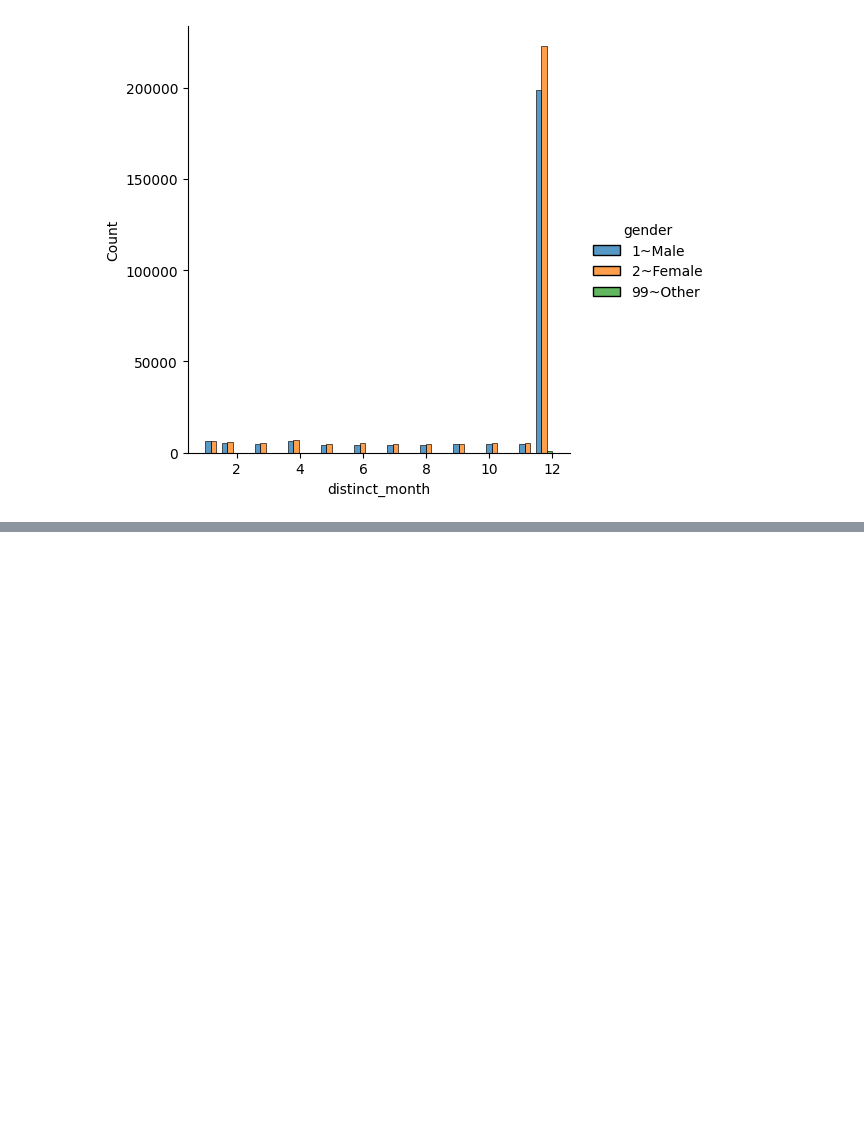
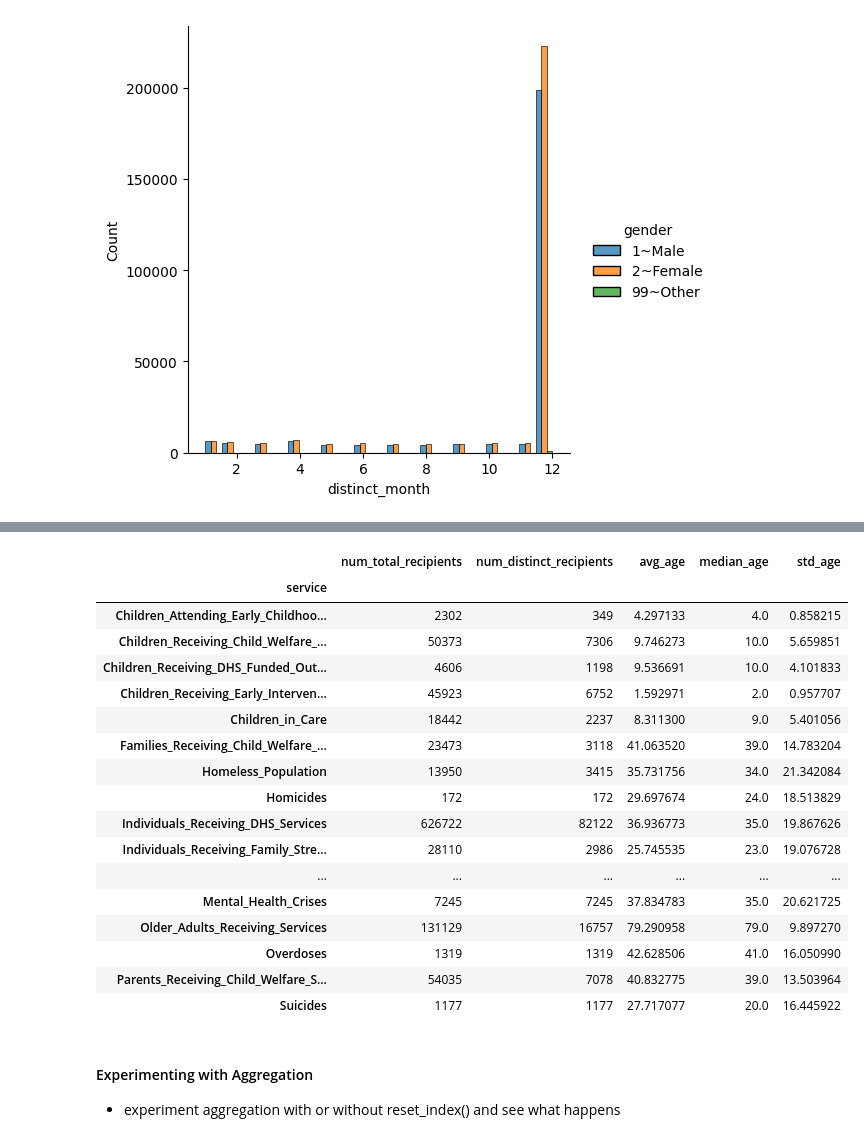
Before and after one commit to joshwinnes11/Math485, a Jupyter notebook: tabular_data_03.ipynb, the cells around one changed output, grey strips where cells are left out. Cells and saved outputs as stored; diff of their text form; code cells hidden in the pictures; blank space fills up the shorter version.

```diff
--- a/tabular_data_03.ipynb
+++ b/tabular_data_03.ipynb
@@ -737,0 +775,11 @@ In-class work:
+# %%
+def get_service_attributes(df):
+    service = df.groupby(df['service'].cat.remove_unused_categories()).agg(
+        num_total_recipients = ('id', 'count'),
+        num_distinct_recipients = ('id', 'nunique'),
+        avg_age = ('age', 'mean'),
+        median_age = ('age', 'median'),
+        std_age = ('age', 'std'),
+    )
+
+    return service
@@ -737,0 +791,25 @@ In-class work:
+# %%
+test = get_service_attributes(df)
+test
+# %% [output]
+|  | num_total_recipients | num_distinct_recipients | avg_age | median_age | std_age |
+| service |  |  |  |  |  |
+| Children_Attending_Early_Childhoo... | 2302 | 349 | 4.297133 | 4.0 | 0.858215 |
+| Children_Receiving_Child_Welfare_... | 50373 | 7306 | 9.746273 | 10.0 | 5.659851 |
+| Children_Receiving_DHS_Funded_Out... | 4606 | 1198 | 9.536691 | 10.0 | 4.101833 |
+| Children_Receiving_Early_Interven... | 45923 | 6752 | 1.592971 | 2.0 | 0.957707 |
+| Children_in_Care | 18442 | 2237 | 8.311300 | 9.0 | 5.401056 |
+| Families_Receiving_Child_Welfare_... | 23473 | 3118 | 41.063520 | 39.0 | 14.783204 |
+| Homeless_Population | 13950 | 3415 | 35.731756 | 34.0 | 21.342084 |
+| Homicides | 172 | 172 | 29.697674 | 24.0 | 18.513829 |
+| Individuals_Receiving_DHS_Services | 626722 | 82122 | 36.936773 | 35.0 | 19.867626 |
+| Individuals_Receiving_Family_Stre... | 28110 | 2986 | 25.745535 | 23.0 | 19.076728 |
+| ... | ... | ... | ... | ... | ... |
+| Mental_Health_Crises | 7245 | 7245 | 37.834783 | 35.0 | 20.621725 |
+| Older_Adults_Receiving_Services | 131129 | 16757 | 79.290958 | 79.0 | 9.897270 |
+| Overdoses | 1319 | 1319 | 42.628506 | 41.0 | 16.050990 |
+| Parents_Receiving_Child_Welfare_S... | 54035 | 7078 | 40.832775 | 39.0 | 13.503964 |
+| Suicides | 1177 | 1177 | 27.717077 | 20.0 | 16.445922 |
+# %% [markdown]
+#### Experimenting with Aggregation
+- experiment aggregation with or without reset_index() and see what happens
```
Also changed, not shown: parts of 7 cells of this notebook.
